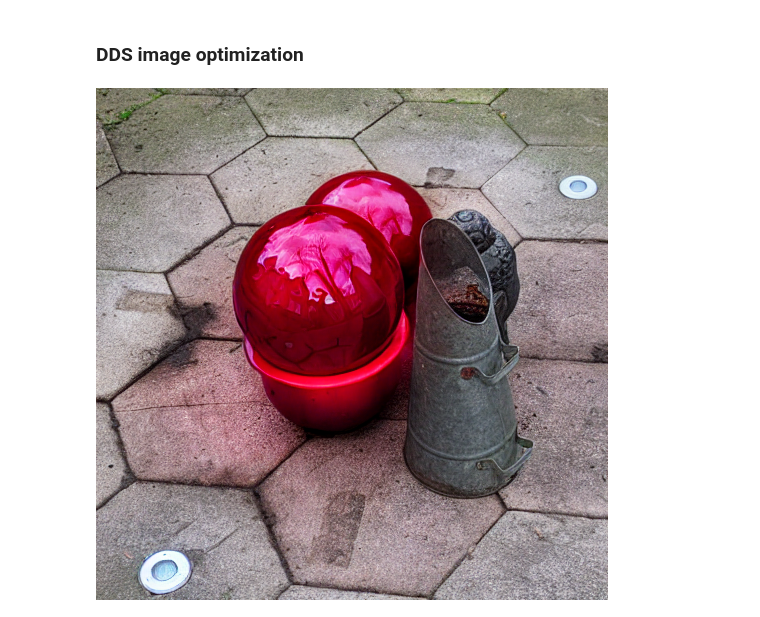
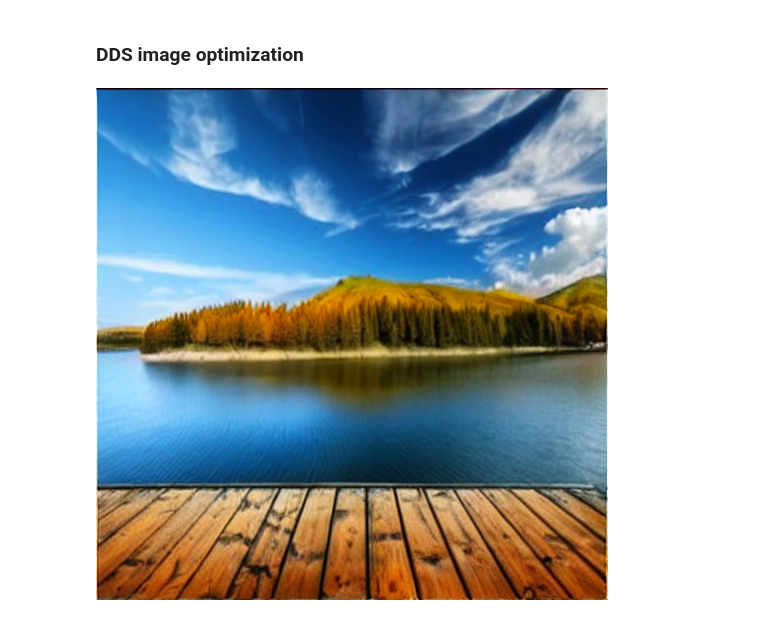
Before and after one commit to tarhanefe/DDSNeRFRelight, a Jupyter notebook: 2d_trials/efe_notebook.ipynb, the cells around one changed output. Cells and saved outputs as stored; diff of their text form; code cells hidden in the pictures.

```diff
--- a/2d_trials/efe_notebook.ipynb
+++ b/2d_trials/efe_notebook.ipynb
@@ -241,6 +244,7 @@ def image_optimization(
     image: np.ndarray,
     text_source: str,
     text_target: str,
+    guidance_scale: float,
     num_iters: int = 200,
     use_dds: bool = True,
     wavelet: str = "haar",
@@ -286,12 +290,12 @@ def image_optimization(
     for i in range(1, num_iters+1):
         # Compute loss & backward
         if use_dds:
-            loss, _log = loss_fn.get_dds_loss(z_src, z_tgt, emb_source, emb_target)
+            loss, _log = loss_fn.get_dds_loss(z_src, z_tgt, emb_source, emb_target,guidance_scale=guidance_scale)
         else:
             loss, _log = loss_fn.get_sds_loss(z_tgt, emb_target)
 
         optimizer.zero_grad()
-        (2000 * loss).backward()
+        (1000 * loss).backward()
 
         # Wavelet low-pass filter on gradient
         with torch.no_grad():
@@ -317,25 +321,26 @@ def image_optimization(
 # %% [markdown]
 ### DDS image optimization
 # %%
-path = "data/image_1.jpg"
+path = "data/image_6.png"
 image = load_512(path)
 
 out_lf = image_optimization(
+    guidance_scale = 15,
     pipe=pipeline,
     image=image,
     text_source= (
-        "a photo of two reflective spheres."
+        "a photo of a scene at spring."
     ),
     text_target=(
-        "a photo of two reflective red spheres."
+        "a photo of a scene at fall"
     ),
-    num_iters=300,
+    num_iters=400,
     use_dds=True,
-    wavelet="db8",
+    wavelet="db4",
     level=1
 )
 # %% [output]
-[figure, old version]
+[figure, new version]
 # %%
 import os
 import numpy as np
```
Also changed, not shown: parts of 3 cells of this notebook, 18 other files.
